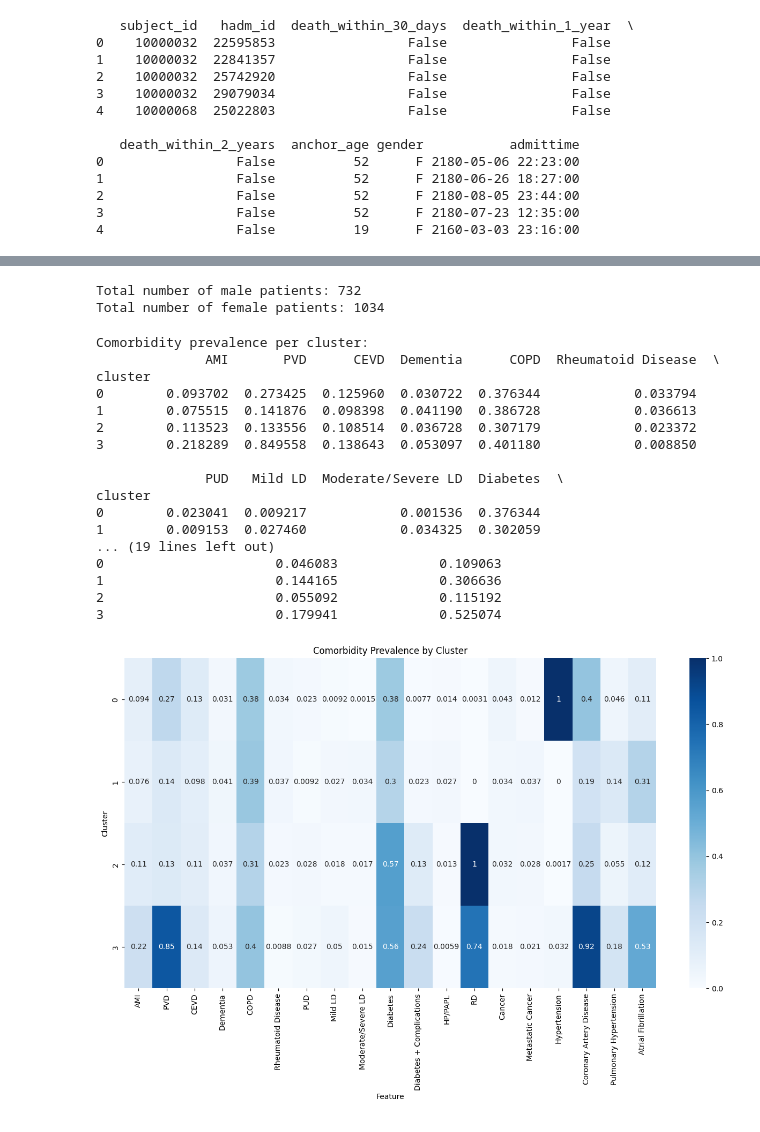
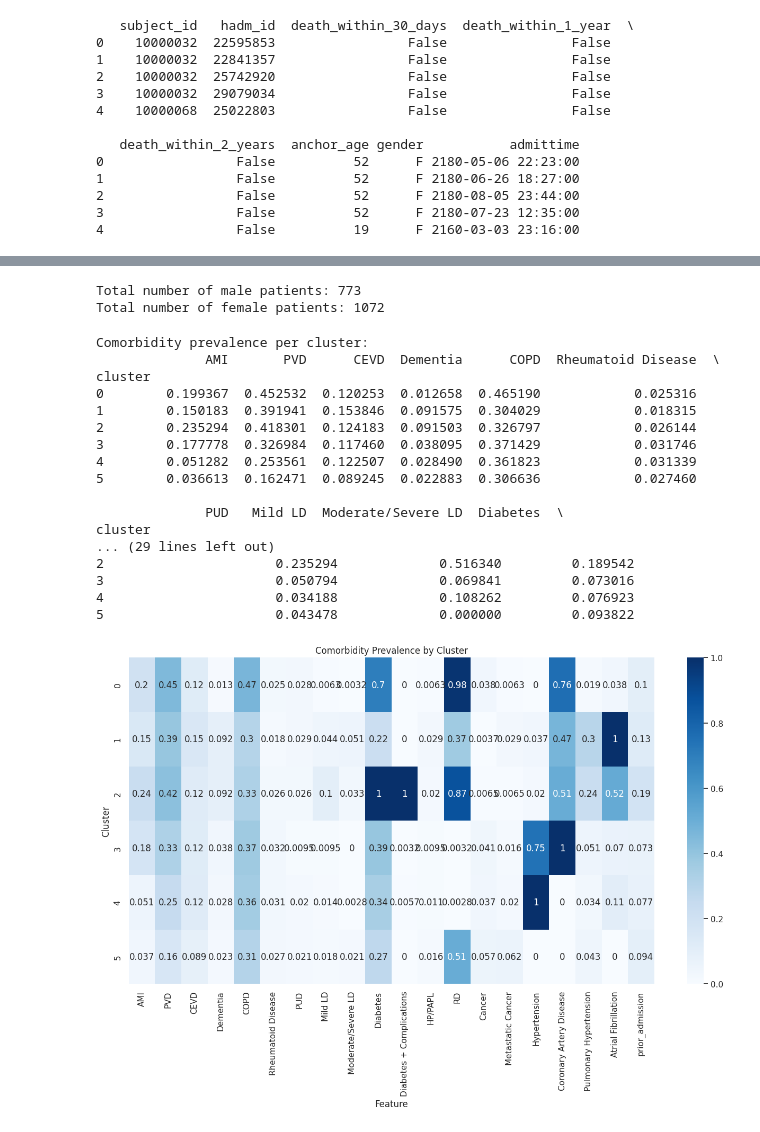
Before and after one commit to TomkeMeyer/ThesisTomkeMeyer, a Jupyter notebook: preprocess_test.ipynb, the cells around one changed output, grey strips where cells are left out. Saved outputs shown, nothing was run; the diff lists cells and outputs as text; code cells hidden in the pictures.

```diff
--- a/preprocess_test.ipynb
+++ b/preprocess_test.ipynb
@@ -139,0 +150,8 @@ Name: count, Length: 80, dtype: int64
+# %%
+LVEF_text = LVEF_per.copy()
+LVEF_text['text'] = LVEF_text['text'].str.extract(r'(normal LVEF|preserved LVEF)', flags=re.IGNORECASE|re.DOTALL)
+LVEF_text = LVEF_text.dropna(subset=['text'])
+print(LVEF_text['text'].unique())
+LVEF_text['text'] = 60
+text_values = LVEF_text.text.value_counts()
+print(text_values)
@@ -167,7 +208,7 @@ Count over 50: 24038
 # %%
-LVEF_all = pd.concat([pd.concat([LVEF_et, LVEF_gt], ignore_index=True),LVEF_lt], ignore_index=True)
+LVEF_all = pd.concat([pd.concat([pd.concat([LVEF_et, LVEF_gt], ignore_index=True),LVEF_lt], ignore_index=True),LVEF_text], ignore_index=True)
 print(LVEF_all)
 LVEF_over_50 = LVEF_all[LVEF_all['text'].astype(float) >= 50]
-print(LVEF_over_50)
+print(LVEF_over_50, len(LVEF_over_50))
 # %% [output]
               note_id  subject_id   hadm_id note_type  note_seq  \
@@ -547,7 +584,7 @@ pd.options.display.max_columns = None
 print(full.tail())
 
 features = [
-    "Heart Rate", "Systolic BP", "SpO2", "Temperature", "BMI",
+    "Heart Rate", "Systolic BP", "Diastolic BP", "SpO2", "Temperature", "BMI",
     "Bicarbonate", "Creatinine", "Hemoglobin", "Platelet Count",
     "WBC Count", "Sodium", "NT-proBNP", "Troponin T"
 ]
@@ -655,6 +689,14 @@ print(f"Total number of male patients: {num_males}")
 print(f"Total number of female patients: {num_females}")
 
 # Assume `full` dataframe is loaded with comorbidity flags and other features as in your preprocessing
+# Identify the latest admission per patient
+latest_adm = full.sort_values('admittime').groupby('subject_id').tail(1)
+
+# Calculate admission counts per patient
+adm_counts = full.groupby('subject_id')['hadm_id'].nunique()
+
+# Add prior_admission flag: 1 if patient had previous admissions, else 0
+latest_adm['prior_admission'] = latest_adm['subject_id'].map(lambda x: 1 if adm_counts[x] > 1 else 0)
 
 # 1. Extract comorbidity columns
 comorbidity_columns = [
@@ -664,14 +706,17 @@ comorbidity_columns = [
     "Coronary Artery Disease", "Pulmonary Hypertension", "Atrial Fibrillation"
 ]
 
+# Features for clustering (add prior_admission)
+features = comorbidity_columns + ['prior_admission']
+
+# Prepare clustering data using latest admissions only
+comorbidity_data = latest_adm[["subject_id", "hadm_id"] + features].drop_duplicates(subset=["subject_id", "hadm_id"])
 # Get unique patient-hadm_id combinations to cluster on comorbidities at admission level
-comorbidity_data = full[["subject_id", "hadm_id"] + comorbidity_columns].drop_duplicates(subset=["subject_id", "hadm_id"])
+#comorbidity_data = full[["subject_id", "hadm_id"] + comorbidity_columns].drop_duplicates(subset=["subject_id", "hadm_id"])
 
 # 2. Clustering based on comorbidities
-X_comorb = comorbidity_data[comorbidity_columns].values
-
-# Choose number of clusters (e.g., 4), could be tuned with silhouette score or elbow method
-n_clusters = 4
+X_comorb = comorbidity_data[features].values
+n_clusters = 6
 
 kmeans = KMeans(n_clusters=n_clusters, random_state=42)
 clusters = kmeans.fit_predict(X_comorb)
@@ -683,7 +728,9 @@ hadm_cluster_map = {
     for row in comorbidity_data.itertuples(index=False)
 }
 # 3. Characterize clusters by comorbidity prevalence
-cluster_summary = comorbidity_data.groupby('cluster')[comorbidity_columns].mean()
+
+
+cluster_summary = comorbidity_data.groupby('cluster')[features].mean()
 
 print("Comorbidity prevalence per cluster:")
 print(cluster_summary)
@@ -705,44 +752,44 @@ plt.figure(figsize=(10, 7))
 scatter = plt.scatter(X_pca[:, 0], X_pca[:, 1], c=clusters, cmap='tab10')
 plt.legend(*scatter.legend_elements(), title="Clusters")
 plt.title("PCA Projection of Comorbidity Clusters")
 plt.xlabel("PCA 1")
 plt.ylabel("PCA 2")
 plt.savefig(f"PCAClusters_k={n_clusters}.png")
 plt.show()
 
 # 6. Print comorbidities per cluster (based on prevalence)
 
 # Define threshold for considering a comorbidity "common" in a cluster
 threshold = 0.3
 
 print("\nMost prevalent comorbidities per cluster:")
 for cluster_id, row in cluster_summary.iterrows():
     prevalent = row[row >= threshold].sort_values(ascending=False)
     cluster_size = len(comorbidity_data[comorbidity_data['cluster'] == cluster_id])
     print(f"\nCluster {cluster_id} ({cluster_size} patients):")
     if prevalent.empty:
         print("  No comorbidities above threshold.")
     else:
         for comorb, value in prevalent.items():
             print(f"  - {comorb}: {value:.1%}")
 # %% [output]
-Total number of male patients: 732
-Total number of female patients: 1034
+Total number of male patients: 773
+Total number of female patients: 1072
 Comorbidity prevalence per cluster:
               AMI       PVD      CEVD  Dementia      COPD  Rheumatoid Disease  \
 cluster
-0        0.093702  0.273425  0.125960  0.030722  0.376344            0.033794
-1        0.075515  0.141876  0.098398  0.041190  0.386728            0.036613
-2        0.113523  0.133556  0.108514  0.036728  0.307179            0.023372
-3        0.218289  0.849558  0.138643  0.053097  0.401180            0.008850
+0        0.199367  0.452532  0.120253  0.012658  0.465190            0.025316
+1        0.150183  0.391941  0.153846  0.091575  0.304029            0.018315
+2        0.235294  0.418301  0.124183  0.091503  0.326797            0.026144
+3        0.177778  0.326984  0.117460  0.038095  0.371429            0.031746
+4        0.051282  0.253561  0.122507  0.028490  0.361823            0.031339
+5        0.036613  0.162471  0.089245  0.022883  0.306636            0.027460
 
               PUD   Mild LD  Moderate/Severe LD  Diabetes  \
 cluster
-0        0.023041  0.009217            0.001536  0.376344
-1        0.009153  0.027460            0.034325  0.302059
-... (19 lines left out)
-0                      0.046083             0.109063
-1                      0.144165             0.306636
-2                      0.055092             0.115192
-3                      0.179941             0.525074
+... (29 lines left out)
+2                      0.235294             0.516340         0.189542
+3                      0.050794             0.069841         0.073016
+4                      0.034188             0.108262         0.076923
+5                      0.043478             0.000000         0.093822
-[figure, old version]
+[figure, new version]
```
Also changed, not shown: parts of 36 cells of this notebook, 2 other files.
